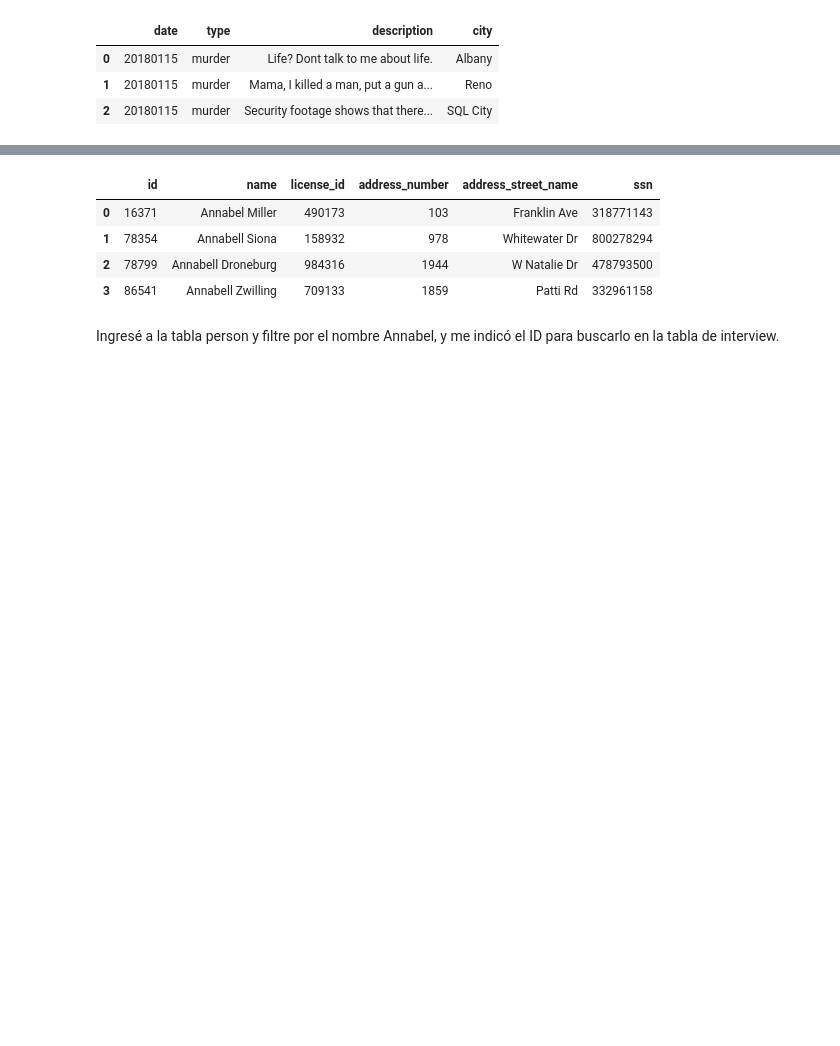
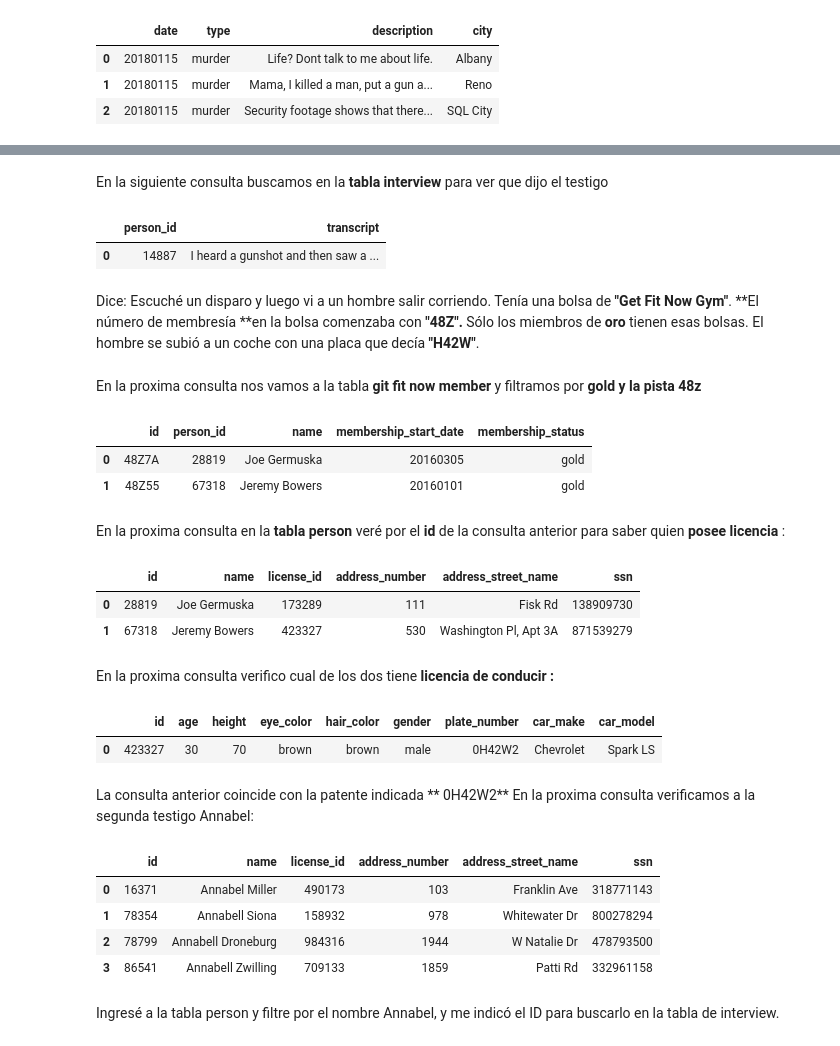
Before and after one commit to tamaracontreras/UPSK-SQL001-SQLZoo-murder, a Jupyter notebook: Sql-Murder-Mystery/SQL_Murder_Mystery.ipynb, the cells around one changed output, grey strips where cells are left out. Drawn from its saved outputs; the diff is of its cells as text; code cells hidden in the pictures; blank space fills up the shorter version.

```diff
--- a/Sql-Murder-Mystery/SQL_Murder_Mystery.ipynb
+++ b/Sql-Murder-Mystery/SQL_Murder_Mystery.ipynb
@@ -199,3 +229,50 @@ El segundo testigo se llama Annabel y vive en algun lugar de Franklin Ave.
+# %% [markdown]
+En la siguiente consulta buscamos en la **tabla interview** para ver que dijo el testigo
+# %%
+%%sql
+SELECT *
+FROM interview
+WHERE person_id =14887
+# %% [output]
+|  | person_id | transcript |
+| 0 | 14887 | I heard a gunshot and then saw a ... |
+# %% [markdown]
+Dice: Escuché un disparo y luego vi a un hombre salir corriendo. Tenía una bolsa de **"Get Fit Now Gym"**. **El número de membresía **en la bolsa comenzaba con **"48Z".** Sólo los miembros de **oro** tienen esas bolsas. El hombre se subió a un coche con una placa que decía **"H42W"**.
+# %% [markdown]
+En la proxima consulta nos vamos a la tabla **git fit now member** y filtramos por **gold y la pista 48z**
+# %%
+%%sql
+SELECT *
+FROM get_fit_now_member
+WHERE membership_status ='gold' AND id LIKE '48Z%'
+# %% [output]
+|  | id | person_id | name | membership_start_date | membership_status |
+| 0 | 48Z7A | 28819 | Joe Germuska | 20160305 | gold |
+| 1 | 48Z55 | 67318 | Jeremy Bowers | 20160101 | gold |
+# %% [markdown]
+En la proxima consulta en la **tabla person** veré por el **id** de la consulta anterior para saber quien **posee licencia** :
+# %%
+%%sql
+SELECT *
+FROM person
+WHERE id IN (28819, 67318)
+# %% [output]
+|  | id | name | license_id | address_number | address_street_name | ssn |
+| 0 | 28819 | Joe Germuska | 173289 | 111 | Fisk Rd | 138909730 |
+| 1 | 67318 | Jeremy Bowers | 423327 | 530 | Washington Pl, Apt 3A | 871539279 |
+# %% [markdown]
+En la proxima consulta verifico cual de los dos tiene **licencia de conducir :**
+# %%
+%%sql
+SELECT *
+FROM drivers_license
+WHERE id IN (173289, 423327)
+# %% [output]
+|  | id | age | height | eye_color | hair_color | gender | plate_number | car_make | car_model |
+| 0 | 423327 | 30 | 70 | brown | brown | male | 0H42W2 | Chevrolet | Spark LS |
+# %% [markdown]
+La consulta anterior coincide con la patente indicada   ** 0H42W2**
+En la proxima consulta verificamos a la segunda testigo Annabel:
 # %%
 %%sql
 SELECT *
```
Also changed, not shown: parts of 11 cells of this notebook.
